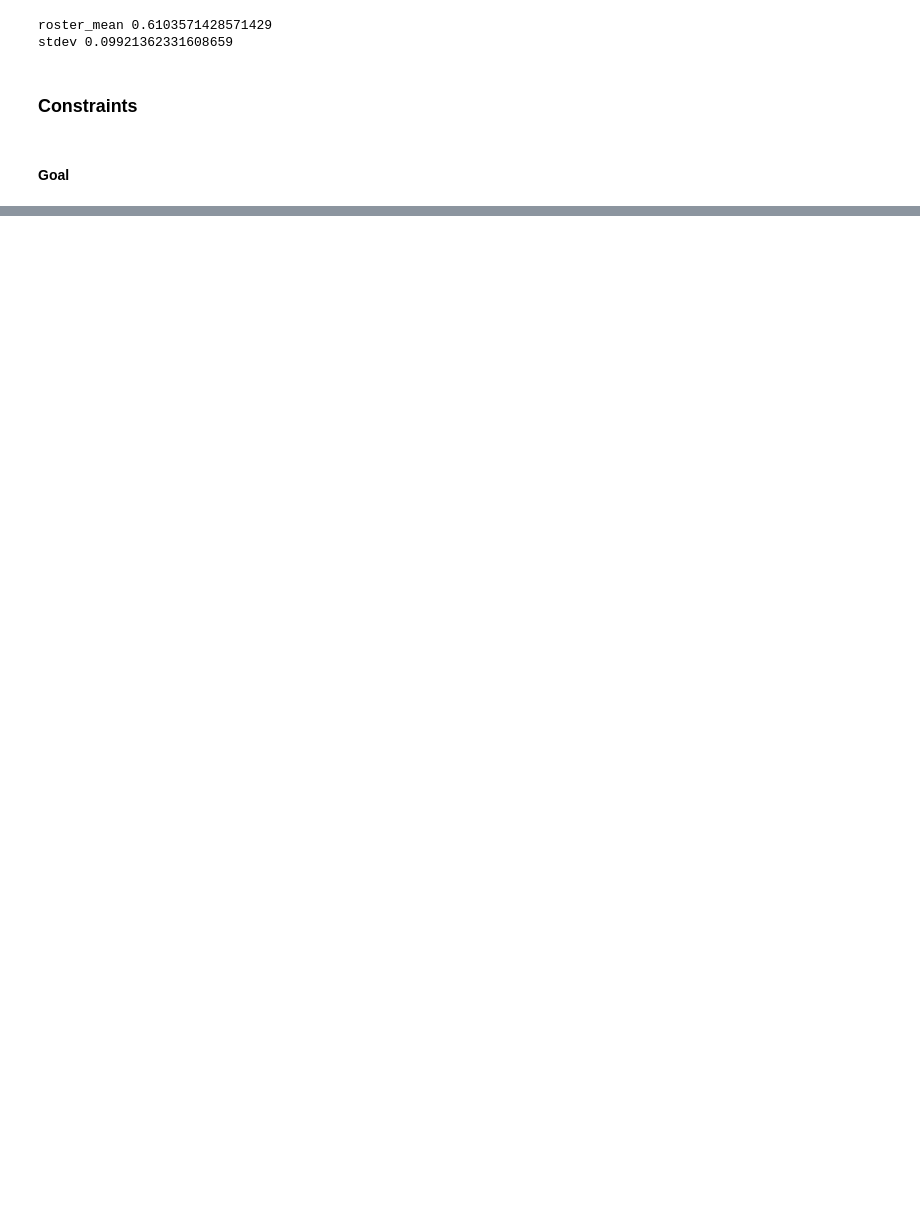
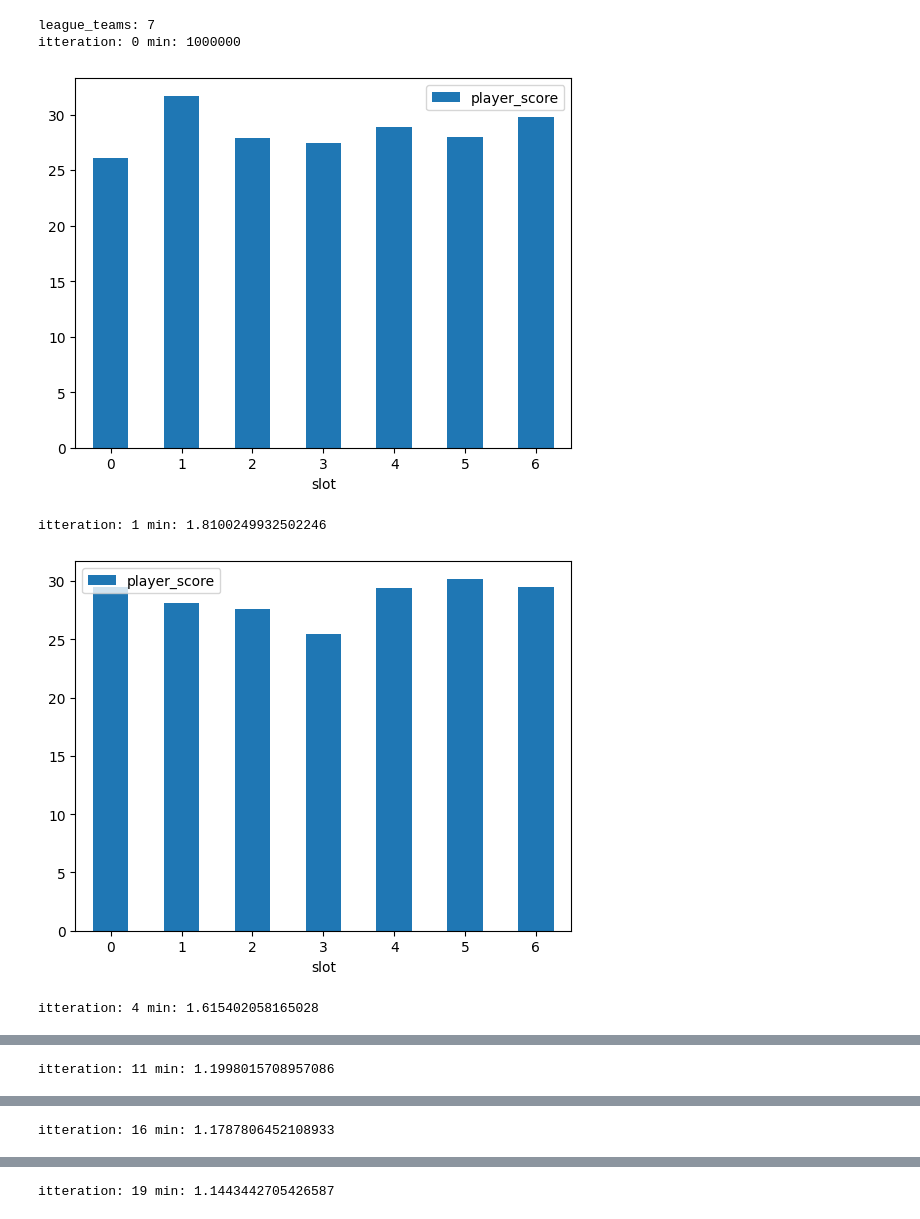
Before and after one commit to petarvucetin/ayso, a Jupyter notebook: ayso-app copy.ipynb, the cells around one changed output, grey strips where cells are left out. Drawn from its saved outputs; the diff is of its cells as text; code cells hidden in the pictures; blank space fills up the shorter version.

```diff
--- a/ayso-app copy.ipynb
+++ b/ayso-app copy.ipynb
@@ -60,0 +12,6 @@ def generator(slices: int, size: int, **kwargs) -> List[pd.DataFrame]:
+# %%
+input_file  = "data/Ratings Fall 2022.10UG.csv"
+output_file = "data/Ratings Fall 2022.10UG.solution.csv"
+
+data_pd = pd.read_csv(input_file,index_col=0, dtype={"player_number":np.intp})
+data_pd["slot"] = None
@@ -60,0 +44,11 @@ def generator(slices: int, size: int, **kwargs) -> List[pd.DataFrame]:
+# %%
+def top_bottom(roster: pd.DataFrame, slices:int, size:int):
+    top    = top_slice(roster, slices, size)
+
+    bottom = bottom_slice(roster, slices, size)
+
+    selector = pd.concat( [top, bottom] )
+
+    selector.set_index("player_number")
+
+    return selector
@@ -61,23 +75,14 @@ def generator(slices: int, size: int, **kwargs) -> List[pd.DataFrame]:
 # %%
-league_teams = 8
-players_per_team = 7
-teams = generator(league_teams, players_per_team)
-roster_mean = data_pd["score_reduced"].mean()
+def solver(teams: int, players: int):
+    roster = shuffle(data_pd, teams, players)
+    means =[]
 
-print("roster_mean", roster_mean)
+    teams = roster.groupby("slot")
 
-means =[]
-for t in teams:
-    t_mean = t["score_reduced"].mean()
-    means.append( { "team": t.iloc[0]["slot#"], "mean": t_mean, "diff": (roster_mean-t_mean)  } )
+    for team, players in teams:
+        t_mean = players["player_score"].mean()
+        means.append( { "team": team, "mean": t_mean} )
 
-means_pd = pd.DataFrame(means)
-stdev = means_pd["mean"].std() # <-- minimize this
-print("stdev", stdev)
+    means_pd = pd.DataFrame(means)
+    stdev = means_pd["mean"].std() # <-- minimize this
+    return (stdev, roster)
-# %% [output]
-roster_mean 0.6103571428571429
-stdev 0.09921362331608659
-# %% [markdown]
-### Constraints
-# %% [markdown]
-#### Goal
@@ -83,0 +136,11 @@ stdev 0.09921362331608659
+# %%
+
+# if __name__ == "__main__":
+main(1000000)
+# %% [output]
+league_teams: 7
+itteration: 0 min: 1000000
+[figure, added]
+itteration: 1 min: 1.8100249932502246
+[figure, added]
+itteration: 4 min: 1.615402058165028
@@ -83,0 +148 @@ stdev 0.09921362331608659
+itteration: 11 min: 1.1998015708957086
@@ -83,0 +150 @@ stdev 0.09921362331608659
+itteration: 16 min: 1.1787806452108933
@@ -83,0 +152 @@ stdev 0.09921362331608659
+itteration: 19 min: 1.1443442705426587
```
Also changed, not shown: parts of 11 cells of this notebook, 39 other files.
